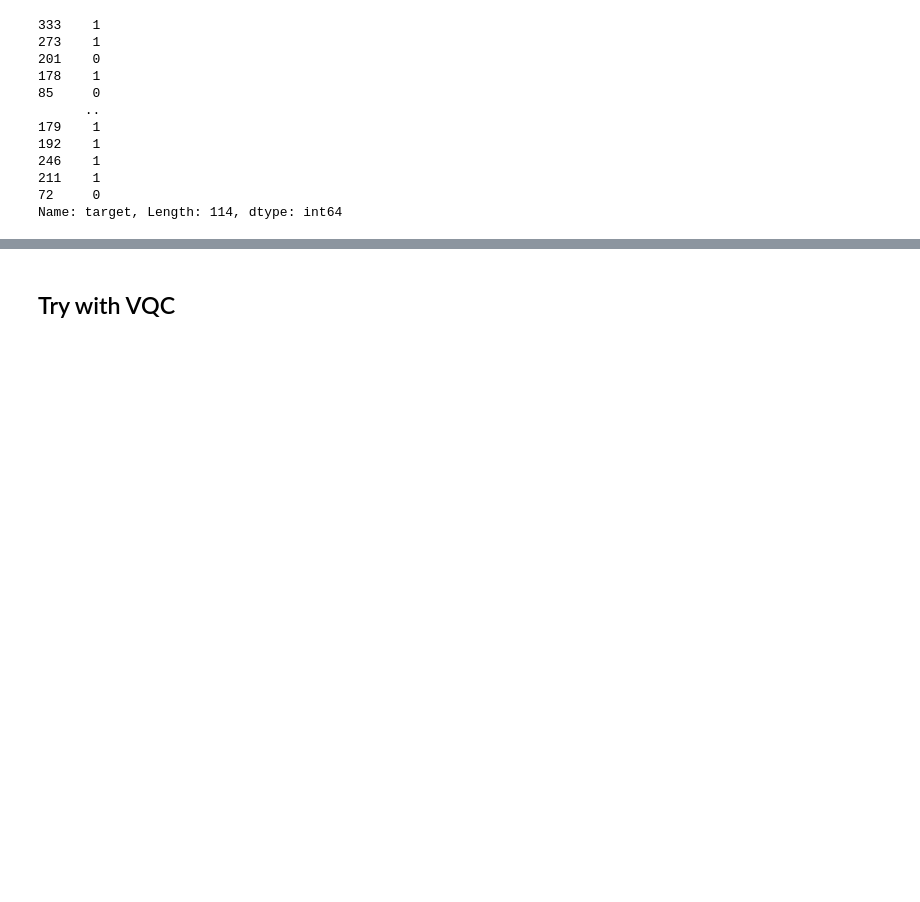
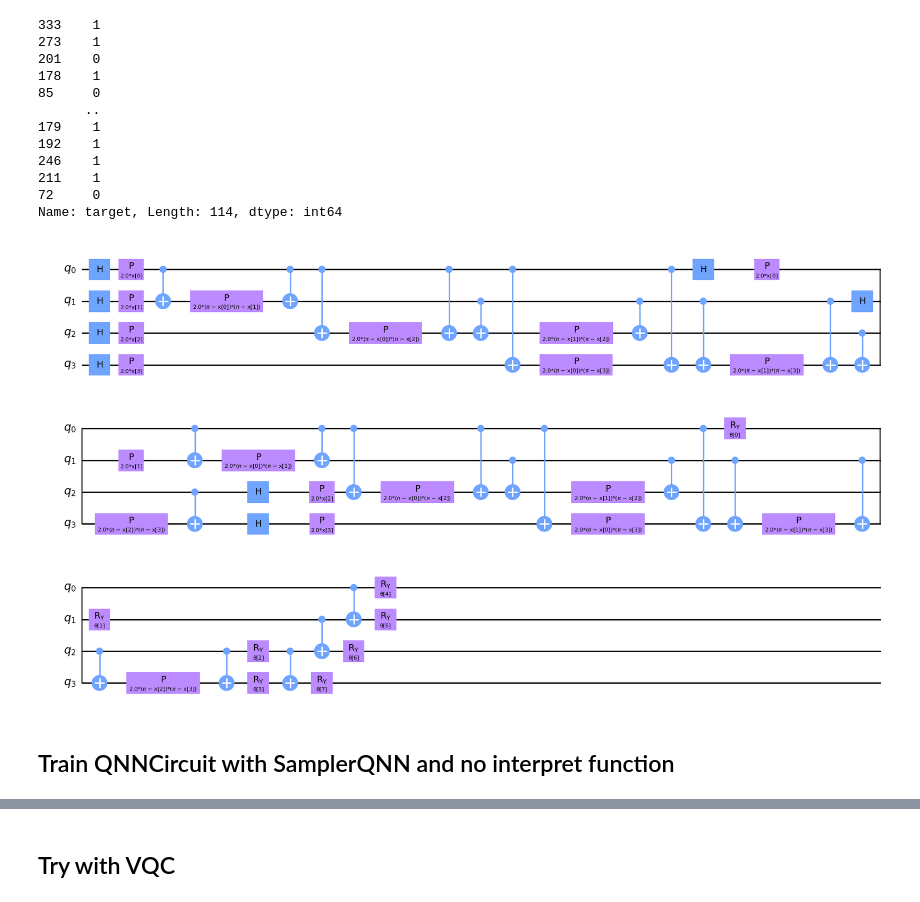
Before and after one commit to MarcMaussner/2024_fh_nuremberg, a Jupyter notebook: breast_cancer_dataset/breast_cancer_dataset.ipynb, the cells around one changed output, grey strips where cells are left out. Cells and saved outputs as stored; diff of their text form; code cells hidden in the pictures; blank space fills up the shorter version.

```diff
--- a/breast_cancer_dataset/breast_cancer_dataset.ipynb
+++ b/breast_cancer_dataset/breast_cancer_dataset.ipynb
@@ -154,4 +158,20 @@ def parity(x):
 
 
 output_shape = 2  # corresponds to the number of classes, possible outcomes of the (parity) mapping.
+# %%
+from qiskit_algorithms.optimizers import SPSA
+
+# create empty array for callback to store evaluations of the objective function
+objective_func_vals = []
+plt.rcParams["figure.figsize"] = (12, 6)
+
+output_shape = 2
+
+# construct a quantum circuit from the default ZZFeatureMap feature map and a customized RealAmplitudes ansatz
+qc = QNNCircuit(ansatz=RealAmplitudes(bc_feature_dim, reps=1))
+qc.decompose().draw("mpl", style="clifford")
+# %% [output]
+[figure, added]
+# %% [markdown]
+## Train QNNCircuit with SamplerQNN and no interpret function
 # %%
```
Also changed, not shown: parts of 22 cells of this notebook.
